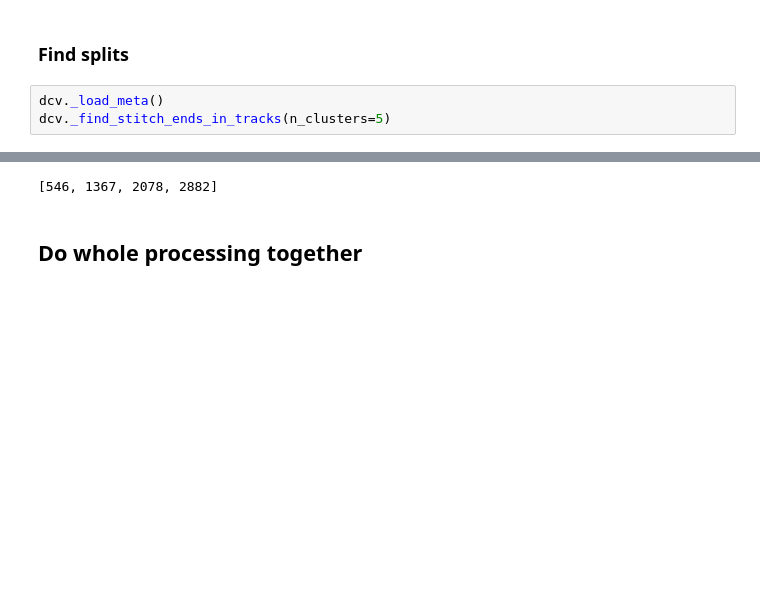
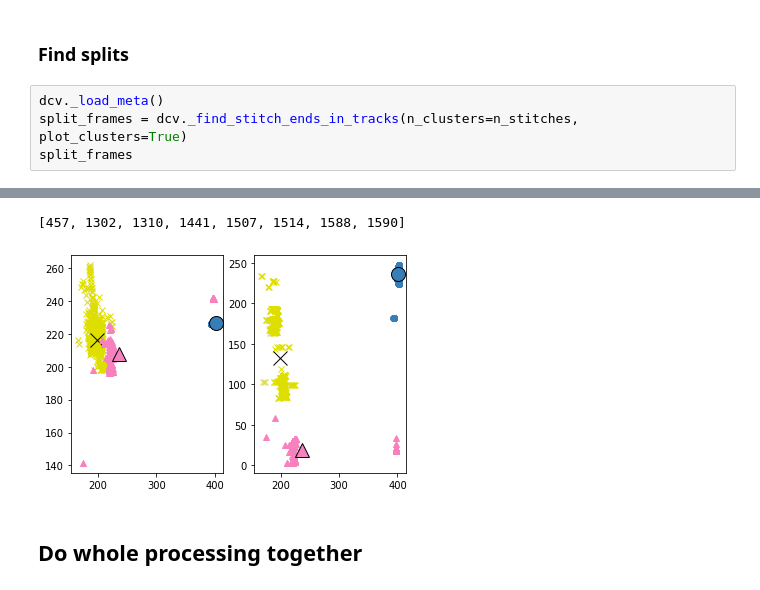
Before and after one commit to mjirik/surgeryanalyser, a Jupyter notebook: piglegcv/example_run_video_processing.ipynb, the cells around one changed output, grey strips where cells are left out. Saved outputs shown, nothing was run; the diff lists cells and outputs as text; blank space fills up the shorter version.

```diff
--- a/piglegcv/example_run_video_processing.ipynb
+++ b/piglegcv/example_run_video_processing.ipynb
@@ -179,5 +237,6 @@ PosixPath('/webapps/piglegsurgery/piglegcv/del_test_video_output')
 ### Find splits
 # %%
 dcv._load_meta()
-dcv._find_stitch_ends_in_tracks(n_clusters=5)
+split_frames = dcv._find_stitch_ends_in_tracks(n_clusters=n_stitches, plot_clusters=True)
+split_frames
 # %% [output]
@@ -188,4 +248,5 @@ dcv._find_stitch_ends_in_tracks(n_clusters=5)
-[546, 1367, 2078, 2882]
+[457, 1302, 1310, 1441, 1507, 1514, 1588, 1590]
+[figure, added]
 # %% [markdown]
 ## Do whole processing together
 # %%
```
Also changed, not shown: parts of 7 cells of this notebook, 1 other file.
